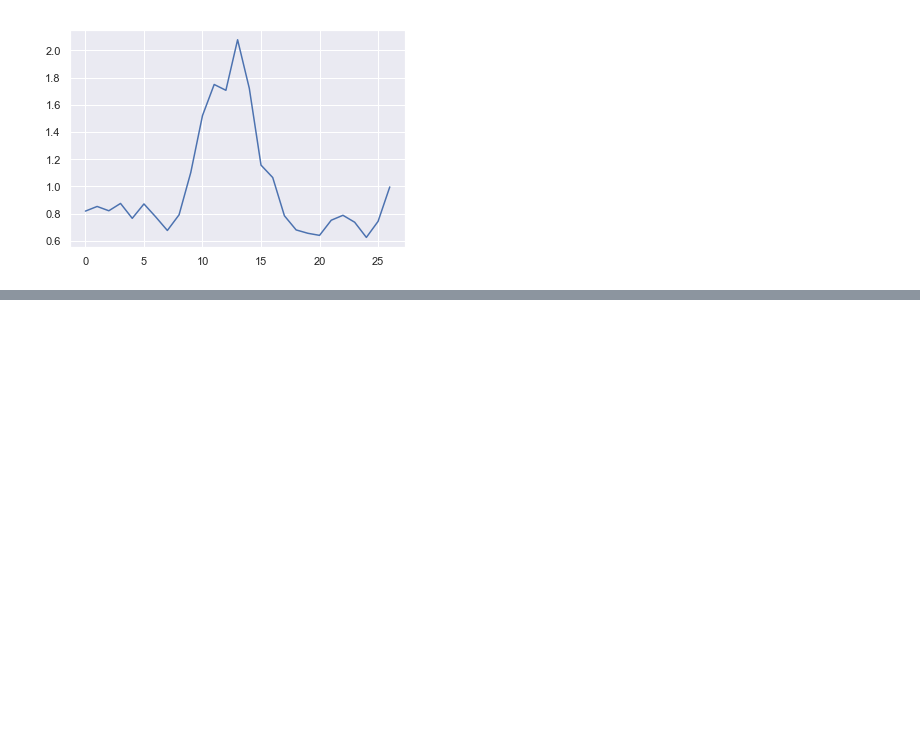
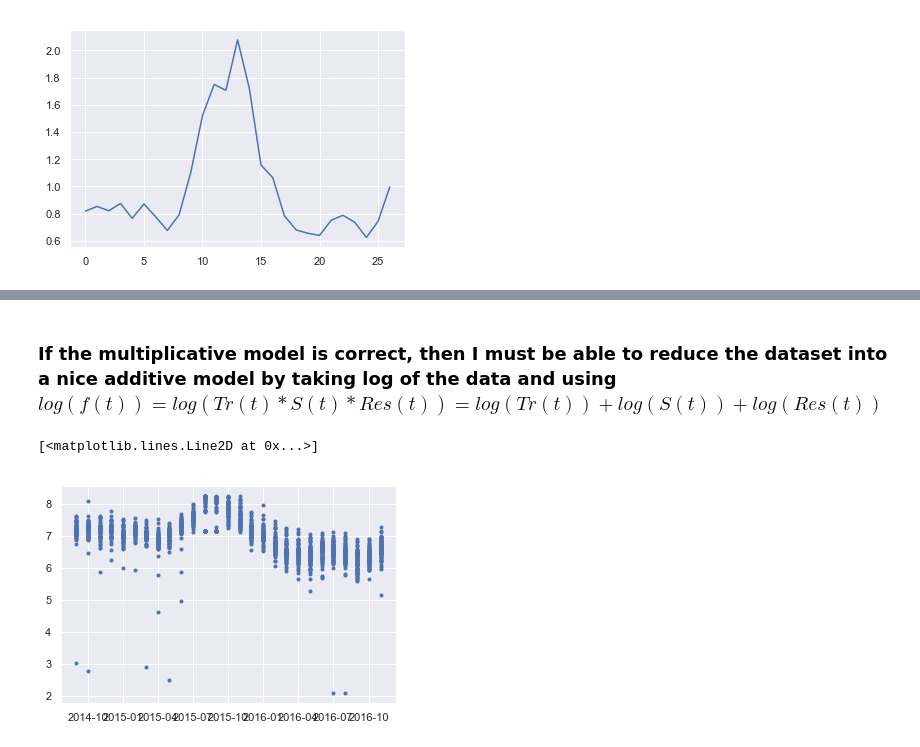
Before and after one commit to joshi-vipul/maharashtra_mandi, a Jupyter notebook: after_submission/exploring_onion_prices.ipynb, the cells around one changed output, grey strips where cells are left out. Drawn from its saved outputs; the diff is of its cells as text; code cells hidden in the pictures; blank space fills up the shorter version.

Commit message:
Update exploring_onion_prices.ipynb
detrend, deseasonalise, frequency analysis

```diff
--- a/after_submission/exploring_onion_prices.ipynb
+++ b/after_submission/exploring_onion_prices.ipynb
@@ -147,0 +160,9 @@ plt.legend(['seasonality','fit'])
+# %% [markdown]
+### If the multiplicative model is correct, then I must be able to reduce the dataset into a nice additive model by taking log of the data and using $log(f(t))=log(Tr(t)*S(t)*Res(t))=log(Tr(t))+log(S(t))+log(Res(t))$
+# %%
+log_onion = pd.DataFrame({'date':onion['date'],'log_price':np.log1p(onion['modal_price'])})
+# %%
+plt.plot(onion['date'],log_onion['log_price'],'.')
+# %% [output]
+[<matplotlib.lines.Line2D at 0x...>]
+[figure, added]
```
Also changed, not shown: parts of 26 cells of this notebook.
